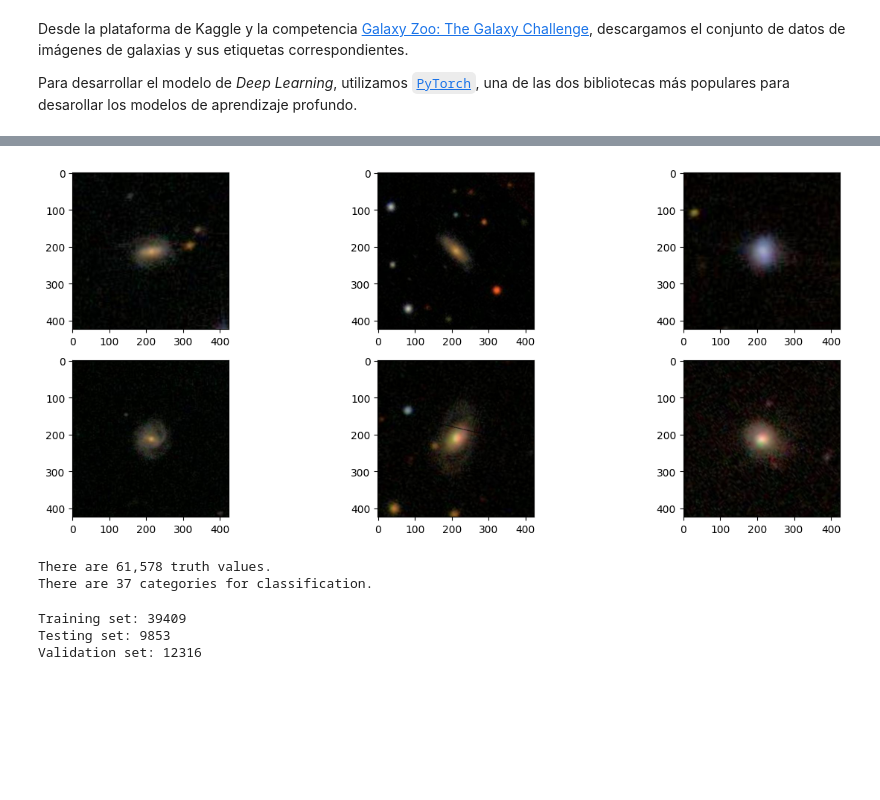
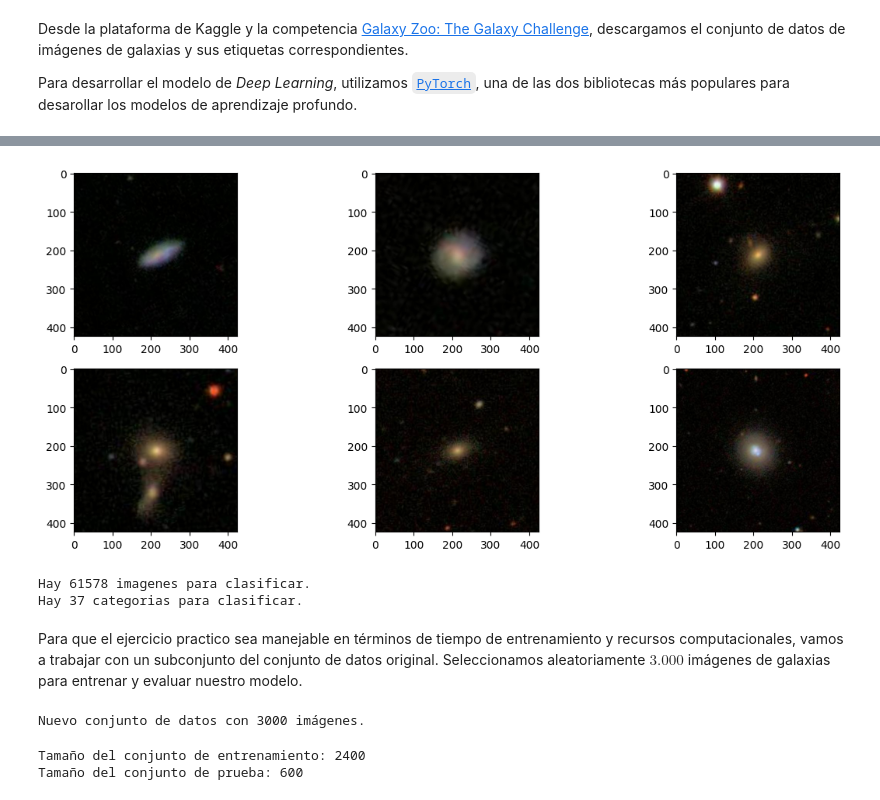
Before and after one commit to UChile-IDIA/ClassificadorGalaxias, a Jupyter notebook: ClassificadorGalaxias.ipynb, the cells around one changed output, grey strips where cells are left out. Cells and saved outputs as stored; diff of their text form; code cells hidden in the pictures; blank space fills up the shorter version.

```diff
--- a/ClassificadorGalaxias.ipynb
+++ b/ClassificadorGalaxias.ipynb
@@ -300,6 +300,6 @@ from torchvision import transforms
 # Para una barra de progreso agradable
 import tqdm
 # %%
-images = [img for img in os.listdir('data/GalaxyZoo/train_images/') if img.endswith('.jpg')]
-print(f'Total images: {len(images)}')
+imagenes = [img for img in os.listdir('data/GalaxyZoo/train_images/') if img.endswith('.jpg')]
+print(f'Número total de imágenes: {len(imagenes)}')
 # %% [output]
@@ -307,20 +311,16 @@ Total images: 61578
 # %%
-idx_imgs = np.random.randint(0, len(images), size=6)
-nrows = 2
-ncols = 3
-fig, axes = plt.subplots(nrows, ncols, figsize=(15, 6))#, gridspec_kw={'wspace':0, 'hspace':0})
+idx_imgs = np.random.randint(0, len(imagenes), size=6)
+fig, axes = plt.subplots(nrows=2, ncols=3, figsize=(15, 6), gridspec_kw={'wspace':1e-6})
 axes_flat = axes.flatten()
 for i, idx in enumerate(idx_imgs):
-    axes_flat[i].imshow(plt.imread(os.path.join('data/GalaxyZoo/train_images/', images[idx])))
-    #axes_flat[i].axis('off')
-#fig.tight_layout()
+    axes_flat[i].imshow(plt.imread(os.path.join('data/GalaxyZoo/train_images/', imagenes[idx])))
 # %% [output]
-[figure, old version]
+[figure, new version]
 # %%
 labels = pd.read_csv('data/GalaxyZoo/train_solutions.csv')
 labels.GalaxyID = labels.GalaxyID.apply(lambda idx: str(int(idx)) + '.jpg')
-print("There are " + '{:,}'.format(labels.shape[0]) + " truth values.")
-print("There are " + '{:,}'.format(labels.shape[1]-1) + " categories for classification.")
+print(f"Hay {labels.shape[0]} imagenes para clasificar.")
+print(f"Hay {labels.shape[1]-1} categorias para clasificar.")
 desc = [
     'Smooth','Featured or disc','Star or artifact','Edge on','Not edge on','Bar through center','No bar',
     'Spiral','No Spiral','No bulge','Just noticeable bulge','Obvious bulge','Dominant bulge','Odd Feature','No Odd Feature',
@@ -330,26 +330,28 @@ desc = [
     '3 Spiral Arms','4 Spiral Arms','More than four Spiral Arms',"Can't tell"
 ]
 # %% [output]
-There are 61,578 truth values.
-There are 37 categories for classification.
+Hay 61578 imagenes para clasificar.
+Hay 37 categorias para clasificar.
+# %% [markdown]
+Para que el ejercicio practico sea manejable en términos de tiempo de entrenamiento y recursos computacionales, vamos a trabajar con un subconjunto del conjunto de datos original. Seleccionamos aleatoriamente $3.000$ imágenes de galaxias para entrenar y evaluar nuestro modelo.
+# %%
+randlabels = np.random.choice(labels.GalaxyID, size=3000, replace=False)
+labels = labels[labels.GalaxyID.isin(randlabels)].reset_index(drop=True)
+
+print(f'Nuevo conjunto de datos con {labels.shape[0]} imágenes.')
+# %% [output]
+Nuevo conjunto de datos con 3000 imágenes.
 # %%
-X, X_val, y, y_val = train_test_split(
+# Dividir los datos en conjuntos de entrenamiento, validación y prueba
+X_train, X_test, y_train, y_test = train_test_split(
     labels.GalaxyID,
     labels[labels.columns[1:]],
     test_size=0.2,
     random_state=42,
 )
-X_train, X_test, y_train, y_test = train_test_split(
-    X,
-    y,
-    test_size=0.2,
-    random_state=42,
-)
 
-print("Training set: %d" % X_train.shape[0])
-print("Testing set: %d" % X_test.shape[0])
-print("Validation set: %d" % X_val.shape[0])
+print("Tamaño del conjunto de entrenamiento: %d" % X_train.shape[0])
+print("Tamaño del conjunto de prueba: %d" % X_test.shape[0])
 # %% [output]
-Training set: 39409
-Testing set: 9853
-Validation set: 12316
+Tamaño del conjunto de entrenamiento: 2400
+Tamaño del conjunto de prueba: 600
```
Also changed, not shown: parts of 26 cells of this notebook.
